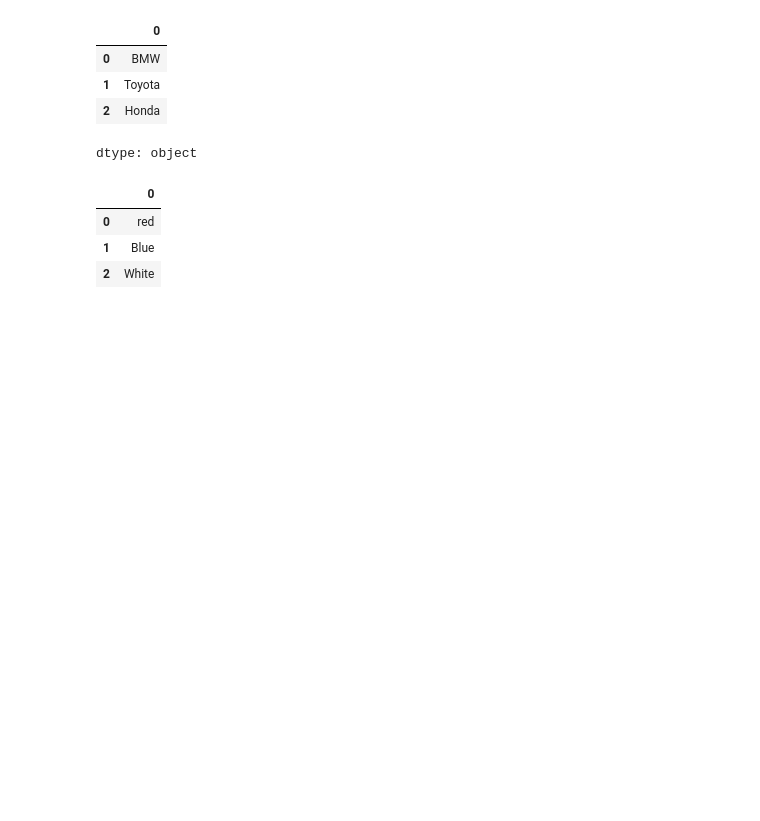
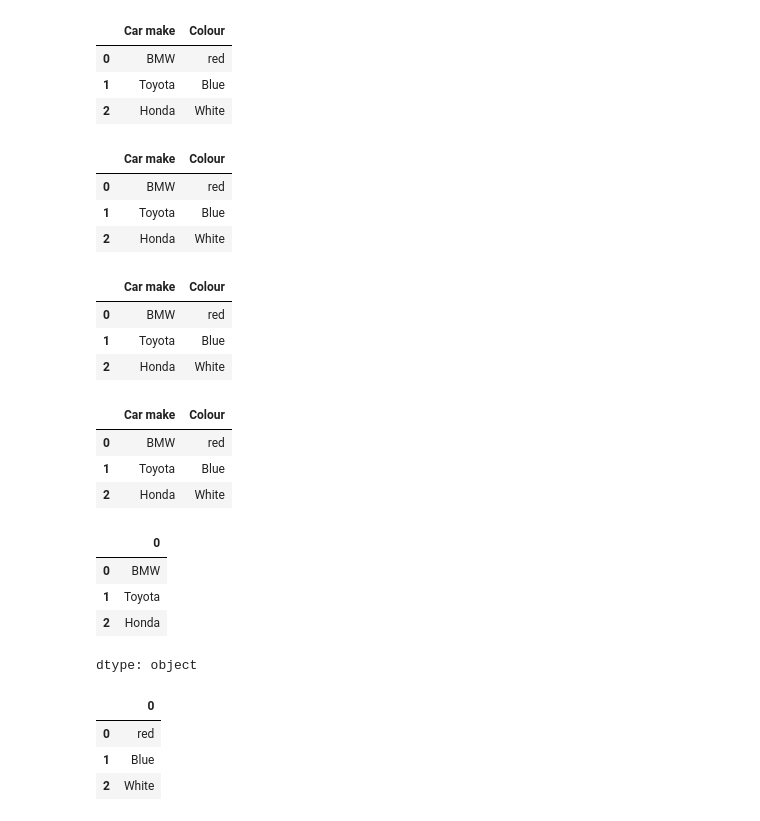
Before and after one commit to sheikh-asiful-islam/Pandas_Playground, a Jupyter notebook: Pandas_Playground.ipynb, the cells around one changed output. Drawn from its saved outputs; the diff is of its cells as text; code cells hidden in the pictures; blank space fills up the shorter version.

Commit message:
data_frame_data_type_2 dimensional

```diff
--- a/Pandas_Playground.ipynb
+++ b/Pandas_Playground.ipynb
@@ -1,5 +1,53 @@
 # %% [markdown]
 <a href="https://colab.research.google.com/github/sheikh-asiful-islam/Pandas_Playground/blob/main/Pandas_Playground.ipynb" target="_parent"><img src="https://colab.research.google.com/assets/colab-badge.svg" alt="Open In Colab"/></a>
+# %%
+# DataFrame = 2-dimensional
+# DataFrame takes python dictionary
+# series and colours we have created at previous
+
+car_data = pd.DataFrame({"Car make": series, "Colour": colours})
+car_data
+# %% [output]
+|  | Car make | Colour |
+| 0 | BMW | red |
+| 1 | Toyota | Blue |
+| 2 | Honda | White |
+# %%
+# DataFrame = 2-dimensional
+# DataFrame takes python dictionary
+# series and colours we have created at previous
+
+car_data = pd.DataFrame({"Car make": series, "Colour": colours})
+car_data
+# %% [output]
+|  | Car make | Colour |
+| 0 | BMW | red |
+| 1 | Toyota | Blue |
+| 2 | Honda | White |
+# %%
+# DataFrame = 2-dimensional
+# DataFrame takes python dictionary
+# series and colours we have created at previous
+
+car_data = pd.DataFrame({"Car make": series, "Colour": colours})
+car_data
+# %% [output]
+|  | Car make | Colour |
+| 0 | BMW | red |
+| 1 | Toyota | Blue |
+| 2 | Honda | White |
+# %%
+# DataFrame = 2-dimensional
+# DataFrame takes python dictionary
+# series and colours we have created at previous
+
+car_data = pd.DataFrame({"Car make": series, "Colour": colours})
+car_data
+# %% [output]
+|  | Car make | Colour |
+| 0 | BMW | red |
+| 1 | Toyota | Blue |
+| 2 | Honda | White |
 # %%
 # rename pandas as pd
 import pandas as pd
```
Also changed, not shown: parts of 1 cell of this notebook.
